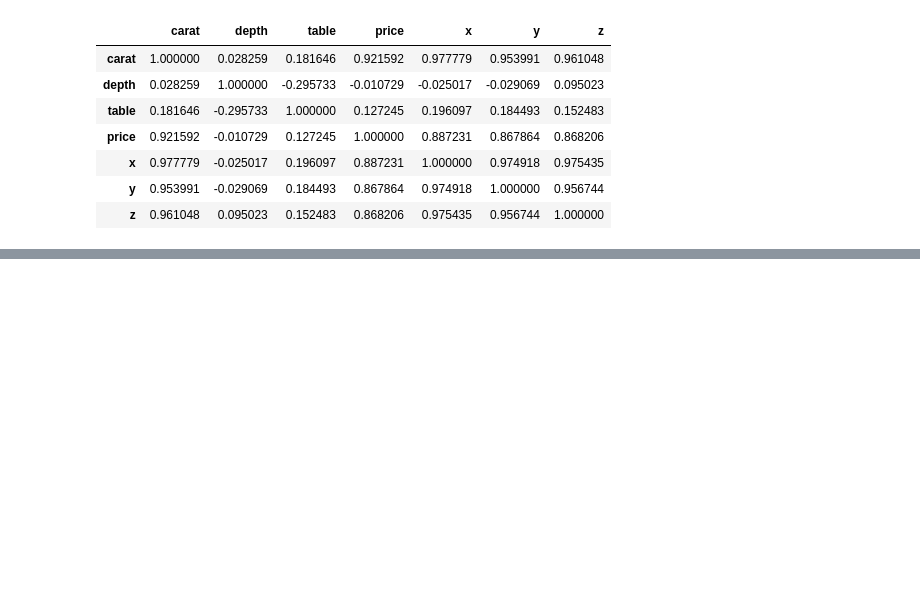
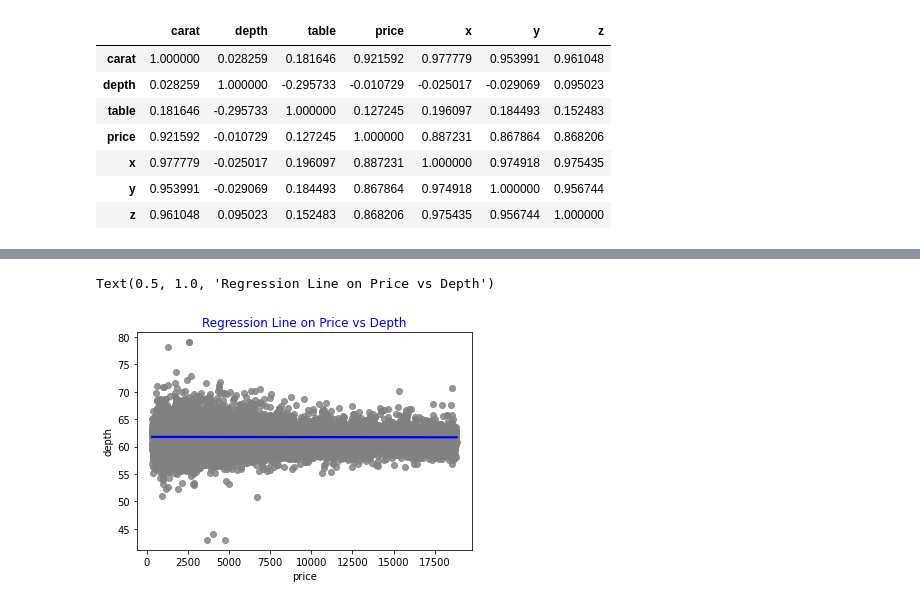
Before and after one commit to CodeWithSridhar/Innomatics-Internship, a Jupyter notebook: Task13_KNN_from_Scratch.ipynb, the cells around one changed output, grey strips where cells are left out. Saved outputs shown, nothing was run; the diff lists cells and outputs as text; code cells hidden in the pictures; blank space fills up the shorter version.

```diff
--- a/Task13_KNN_from_Scratch.ipynb
+++ b/Task13_KNN_from_Scratch.ipynb
@@ -149,0 +166,6 @@ ax=sns.pairplot(data, hue= "cut")
+# %%
+ax= sns.regplot(x="price", y="depth", data=data, fit_reg=True, scatter_kws={"color": "grey"}, line_kws={"color": "blue"})
+ax.set_title("Regression Line on Price vs Depth", color="b")
+# %% [output]
+Text(0.5, 1.0, 'Regression Line on Price vs Depth')
+[figure, added]
```
Also changed, not shown: parts of 18 cells of this notebook.
